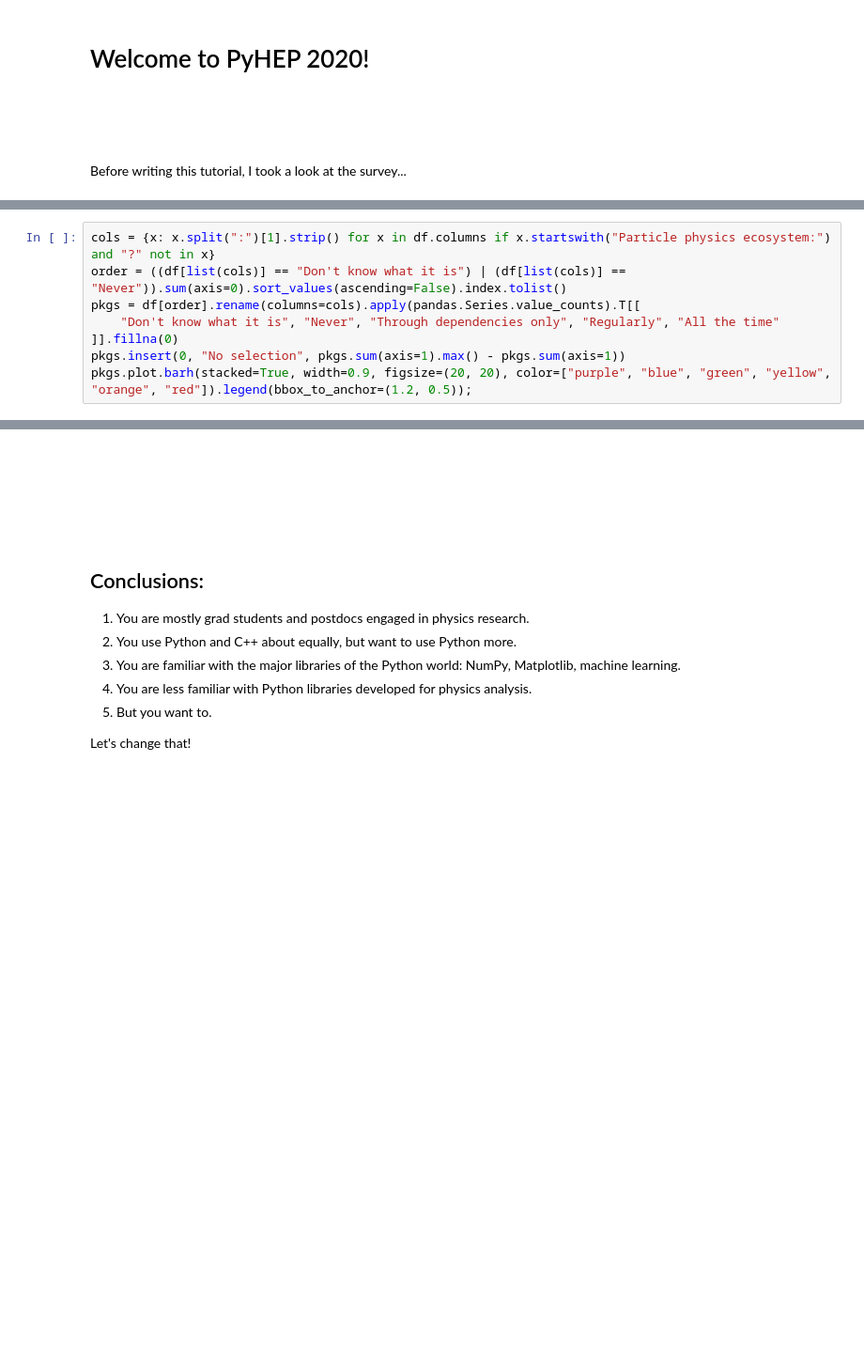
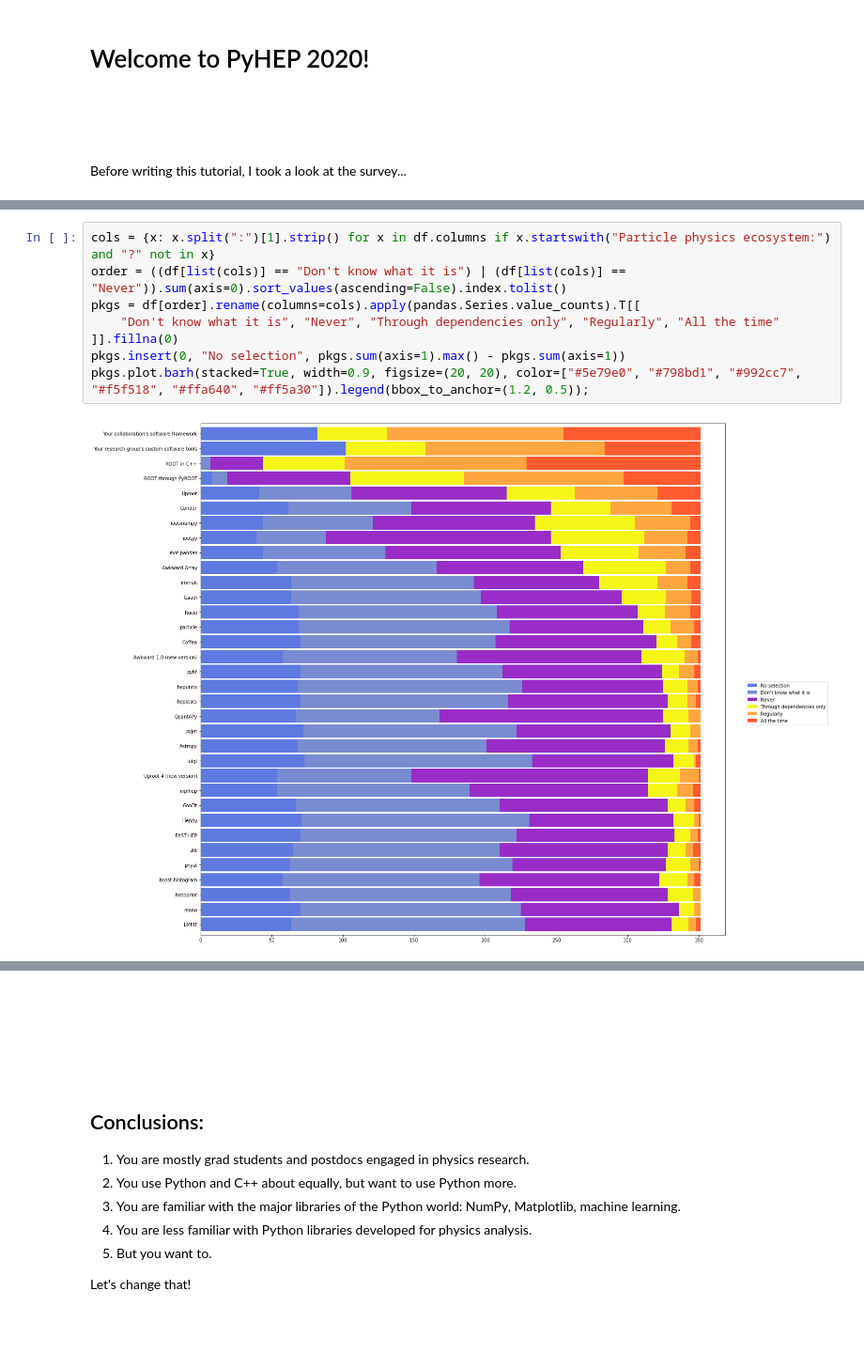
Before and after one commit to jpivarski-talks/2020-07-13-pyhep2020-tutorial, a Jupyter notebook: tutorial.ipynb, the cells around one changed output, grey strips where cells are left out. Shown at 94% size. Saved outputs shown, nothing was run; the diff lists cells and outputs as text; blank space fills up the shorter version.

```diff
--- a/tutorial.ipynb
+++ b/tutorial.ipynb
@@ -55,11 +79,13 @@ pkgs.plot.barh(stacked=True, width=0.9, figsize=(20, 20), color=["purple", "blue
 # %%
 cols = {x: x.split(":")[1].strip() for x in df.columns if x.startswith("Particle physics ecosystem:") and "?" not in x}
 order = ((df[list(cols)] == "Don't know what it is") | (df[list(cols)] == "Never")).sum(axis=0).sort_values(ascending=False).index.tolist()
 pkgs = df[order].rename(columns=cols).apply(pandas.Series.value_counts).T[[
     "Don't know what it is", "Never", "Through dependencies only", "Regularly", "All the time"
 ]].fillna(0)
 pkgs.insert(0, "No selection", pkgs.sum(axis=1).max() - pkgs.sum(axis=1))
-pkgs.plot.barh(stacked=True, width=0.9, figsize=(20, 20), color=["purple", "blue", "green", "yellow", "orange", "red"]).legend(bbox_to_anchor=(1.2, 0.5));
+pkgs.plot.barh(stacked=True, width=0.9, figsize=(20, 20), color=["#5e79e0", "#798bd1", "#992cc7", "#f5f518", "#ffa640", "#ff5a30"]).legend(bbox_to_anchor=(1.2, 0.5));
+# %% [output]
+[figure, added]
 # %%
 hopes = [
     "Particle physics analysis tools (other than ROOT)",
```
Also changed, not shown: parts of 7 cells of this notebook.
